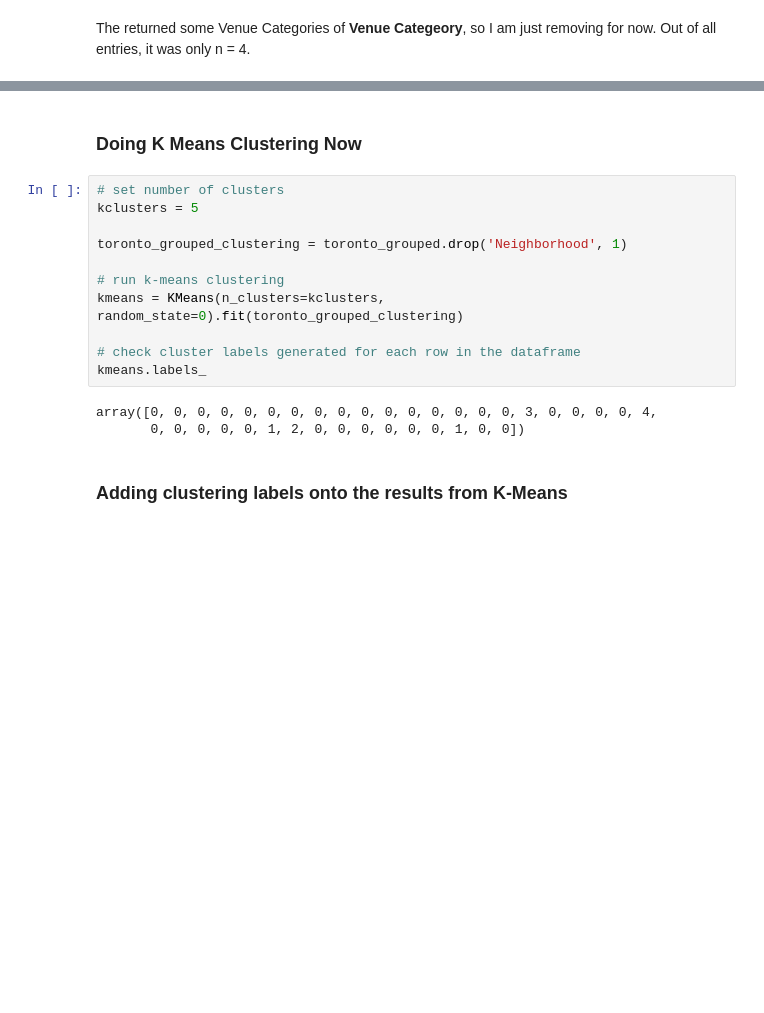
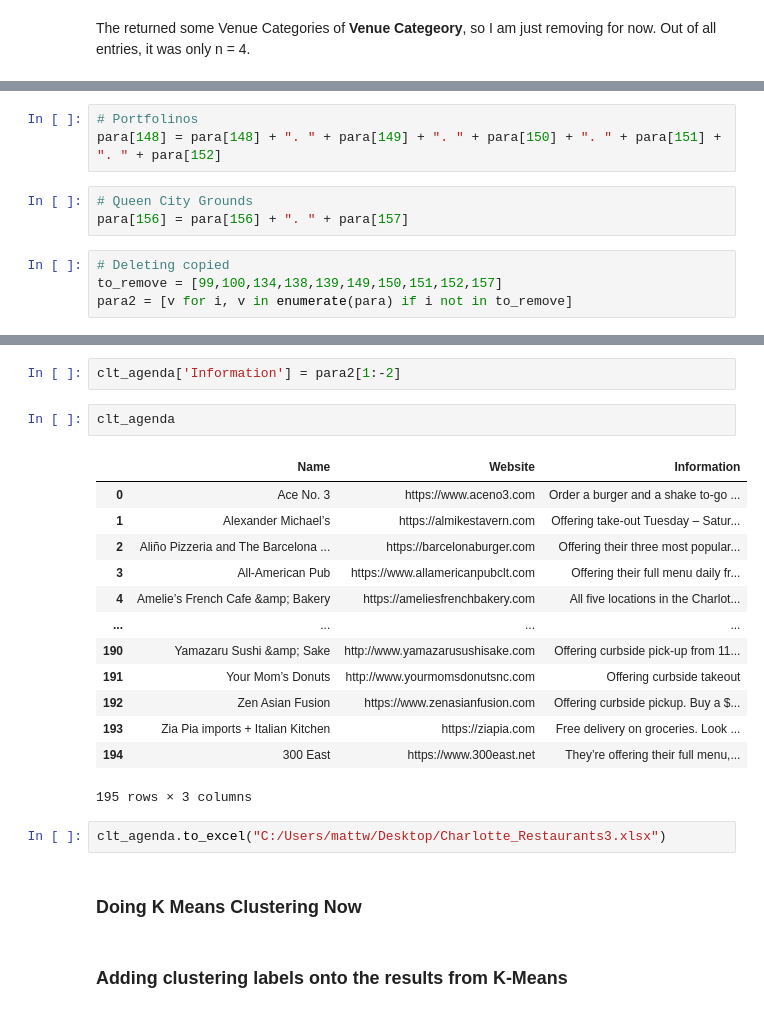
Before and after one commit to MattWittbrodt/capstone_project, a Jupyter notebook: Capstone_Project-Charlotte.ipynb, the cells around one changed output, grey strips where cells are left out. Saved outputs shown, nothing was run; the diff lists cells and outputs as text; blank space fills up the shorter version.

Commit message:
charlotte agenda

```diff
--- a/Capstone_Project-Charlotte.ipynb
+++ b/Capstone_Project-Charlotte.ipynb
@@ -481,0 +402,10 @@ from sklearn.cluster import KMeans
+# %%
+# Portfolinos
+para[148] = para[148] + ". " + para[149] + ". " + para[150] + ". " + para[151] + ". " + para[152]
+# %%
+# Queen City Grounds
+para[156] = para[156] + ". " + para[157]
+# %%
+# Deleting copied
+to_remove = [99,100,134,138,139,149,150,151,152,157]
+para2 = [v for i, v in enumerate(para) if i not in to_remove]
@@ -482,19 +432,25 @@ from sklearn.cluster import KMeans
+# %%
+clt_agenda['Information'] = para2[1:-2]
+# %%
+clt_agenda
+# %% [output]
+|  | Name | Website | Information |
+| 0 | Ace No. 3 | https://www.aceno3.com | Order a burger and a shake to-go ... |
+| 1 | Alexander Michael’s | https://almikestavern.com | Offering take-out Tuesday – Satur... |
+| 2 | Aliño Pizzeria and The Barcelona ... | https://barcelonaburger.com | Offering their three most popular... |
+| 3 | All-American Pub | https://www.allamericanpubclt.com | Offering their full menu daily fr... |
+| 4 | Amelie’s French Cafe &amp; Bakery | https://ameliesfrenchbakery.com | All five locations in the Charlot... |
+| ... | ... | ... | ... |
+| 190 | Yamazaru Sushi &amp; Sake | http://www.yamazarusushisake.com | Offering curbside pick-up from 11... |
+| 191 | Your Mom’s Donuts | http://www.yourmomsdonutsnc.com | Offering curbside takeout |
+| 192 | Zen Asian Fusion | https://www.zenasianfusion.com | Offering curbside pickup. Buy a $... |
+| 193 | Zia Pia imports + Italian Kitchen | https://ziapia.com | Free delivery on groceries. Look ... |
+| 194 | 300 East | https://www.300east.net | They’re offering their full menu,... |
+195 rows × 3 columns
+# %%
+clt_agenda.to_excel("C:/Users/mattw/Desktop/Charlotte_Restaurants3.xlsx")
 # %% [markdown]
 ### Doing K Means Clustering Now
-# %%
-# set number of clusters
-kclusters = 5
-
-toronto_grouped_clustering = toronto_grouped.drop('Neighborhood', 1)
-
-# run k-means clustering
-kmeans = KMeans(n_clusters=kclusters, random_state=0).fit(toronto_grouped_clustering)
-
-# check cluster labels generated for each row in the dataframe
-kmeans.labels_
-# %% [output]
-array([0, 0, 0, 0, 0, 0, 0, 0, 0, 0, 0, 0, 0, 0, 0, 0, 3, 0, 0, 0, 0, 4,
-       0, 0, 0, 0, 0, 1, 2, 0, 0, 0, 0, 0, 0, 1, 0, 0])
 # %% [markdown]
 ### Adding clustering labels onto the results from K-Means
 # %%
```
Also changed, not shown: parts of 31 cells of this notebook.
